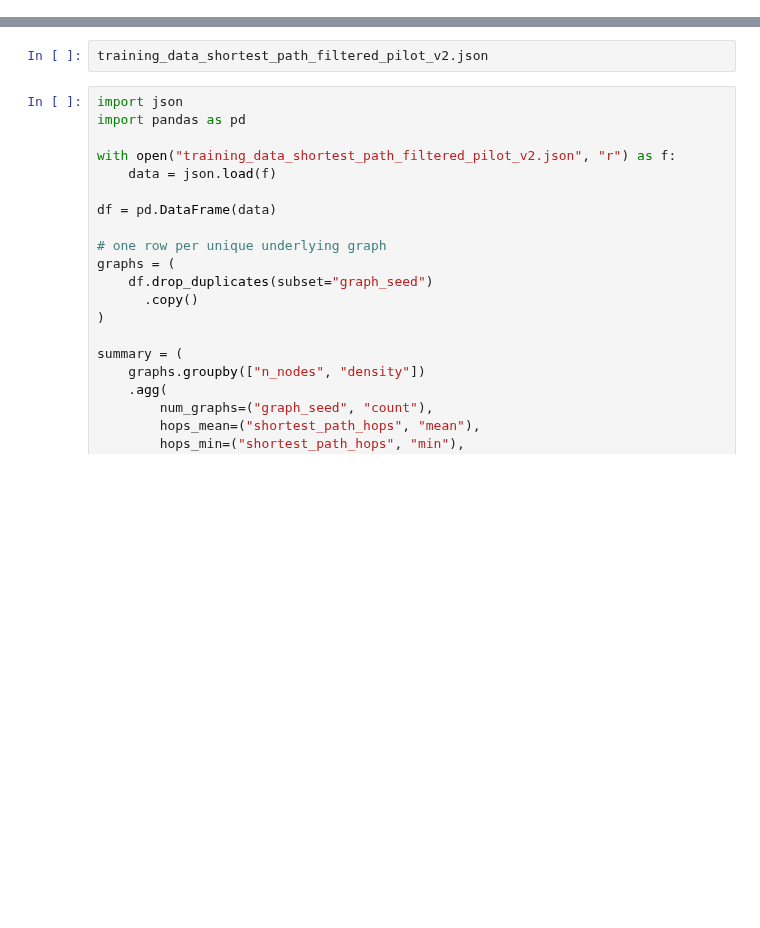
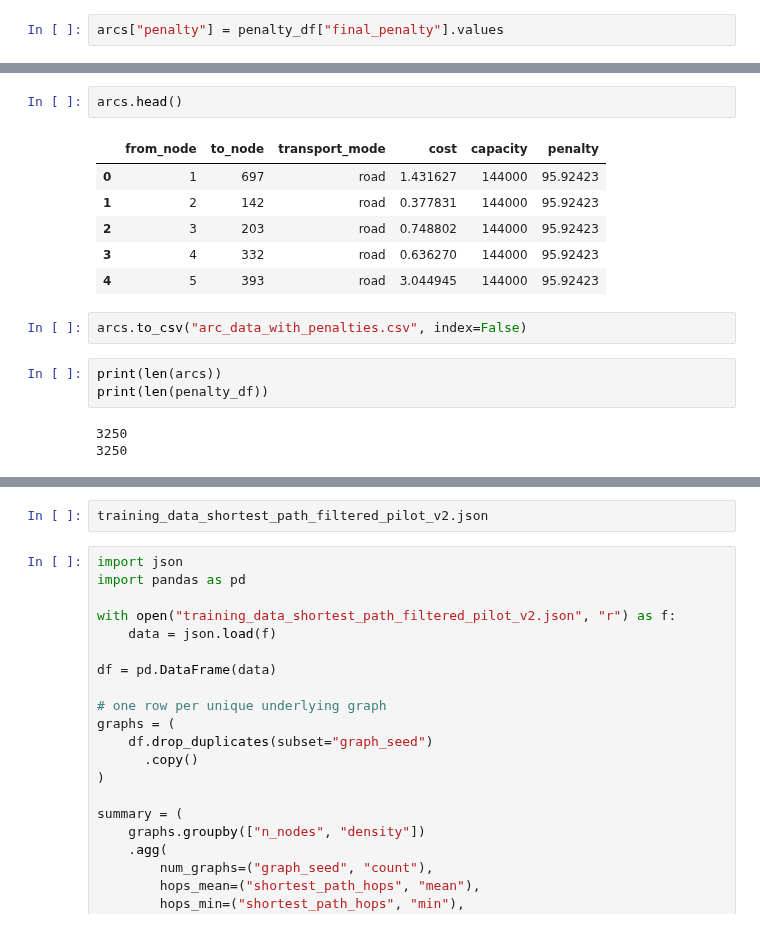
Before and after one commit to EmmaDAllen/ED-Allen-NPS-Thesis, a Jupyter notebook: Flow Validations.ipynb, the cells around one changed output, grey strips where cells are left out. Cells and saved outputs as stored; diff of their text form; blank space fills up the shorter version.

```diff
--- a/Flow Validations.ipynb
+++ b/Flow Validations.ipynb
@@ -5,0 +324,2 @@ import networkx as nx
+# %%
+arcs["penalty"] = penalty_df["final_penalty"].values
@@ -5,0 +344,17 @@ import networkx as nx
+# %%
+arcs.head()
+# %% [output]
+|  | from_node | to_node | transport_mode | cost | capacity | penalty |
+| 0 | 1 | 697 | road | 1.431627 | 144000 | 95.92423 |
+| 1 | 2 | 142 | road | 0.377831 | 144000 | 95.92423 |
+| 2 | 3 | 203 | road | 0.748802 | 144000 | 95.92423 |
+| 3 | 4 | 332 | road | 0.636270 | 144000 | 95.92423 |
+| 4 | 5 | 393 | road | 3.044945 | 144000 | 95.92423 |
+# %%
+arcs.to_csv("arc_data_with_penalties.csv", index=False)
+# %%
+print(len(arcs))
+print(len(penalty_df))
+# %% [output]
+3250
+3250
```
Also changed, not shown: parts of 27 cells of this notebook, 9 other files.
